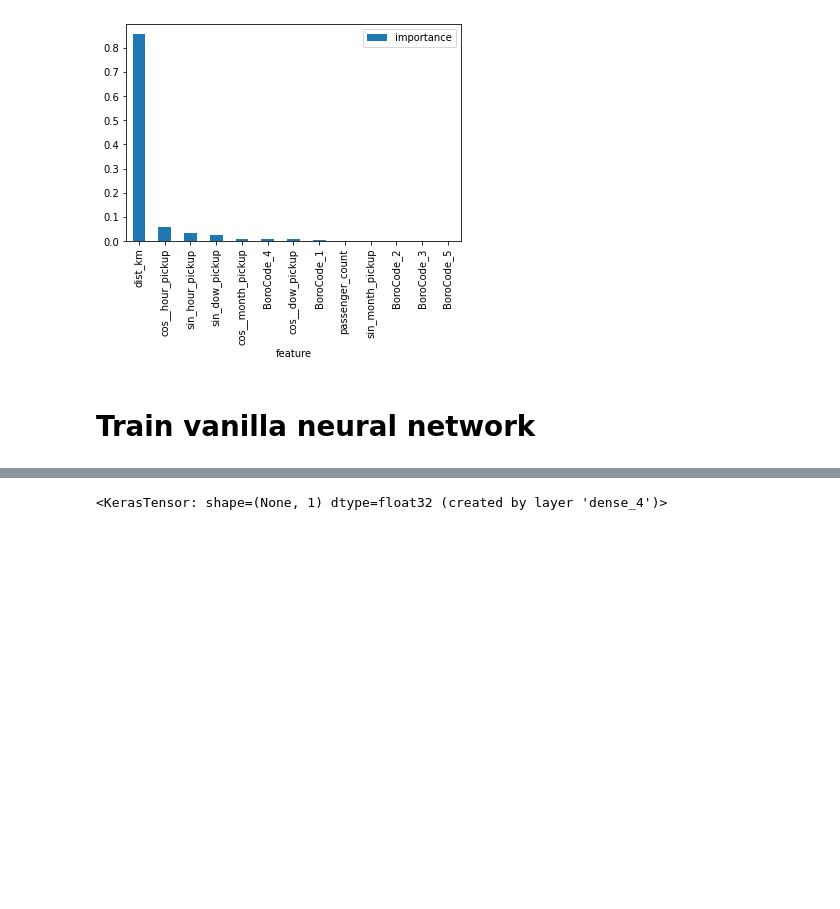
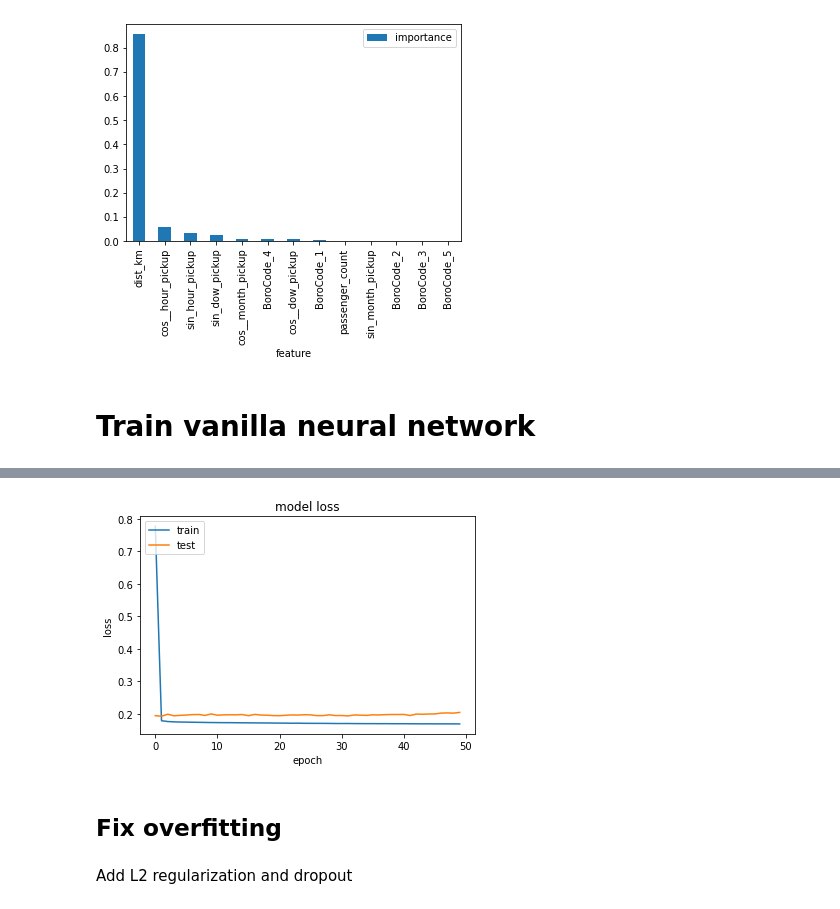
Before and after one commit to DragoneKTM/TaxiDrive_duration_prediction, a Jupyter notebook: Notebooks/2_Training.ipynb, the cells around one changed output, grey strips where cells are left out. Saved outputs shown, nothing was run; the diff lists cells and outputs as text; code cells hidden in the pictures; blank space fills up the shorter version.

Commit message:
Overfitting with regularization and dropout

```diff
--- a/Notebooks/2_Training.ipynb
+++ b/Notebooks/2_Training.ipynb
@@ -128,8 +137,9 @@ Trainable params: 166,657
 Non-trainable params: 0
 _________________________________________________________________
 # %%
+#set checkpoints
 checkpoint_name = 'Weights-{epoch:03d}--{val_loss:.5f}.hdf5'
-checkpoint = ModelCheckpoint(checkpoint_name, monitor='val_loss', verbose = 1, save_best_only = True, mode ='auto')
+checkpoint = ModelCheckpoint(checkpoint_name, monitor='val_mean_squared_logarithmic_error', verbose = 1, save_best_only = True, mode ='auto')
 callbacks_list = [checkpoint]
 # %%
-NN_model.fit(x_values, y_values, epochs=50, batch_size=1024, validation_split = 0.25, callbacks=callbacks_list)
+history = NN_model.fit(x_values, y_values, epochs=50, batch_size=1024, validation_split = 0.25, callbacks=[callbacks_list])
@@ -136,4 +164,15 @@ NN_model.fit(x_values, y_values, epochs=50, batch_size=1024, validation_split =
-# %%
-NN_model.output
-# %% [output]
-<KerasTensor: shape=(None, 1) dtype=float32 (created by layer 'dense_4')>
+# %%
+#plot the viz of train and val error
+plt.plot(history.history['mean_squared_logarithmic_error'])
+plt.plot(history.history['val_mean_squared_logarithmic_error'])
+plt.title('model loss')
+plt.ylabel('loss')
+plt.xlabel('epoch')
+plt.legend(['train', 'test'], loc='upper left')
+plt.show()
+# %% [output]
+[figure, added]
+# %% [markdown]
+## Fix overfitting
+# %% [markdown]
+Add L2 regularization and dropout
```
Also changed, not shown: parts of 14 cells of this notebook.
